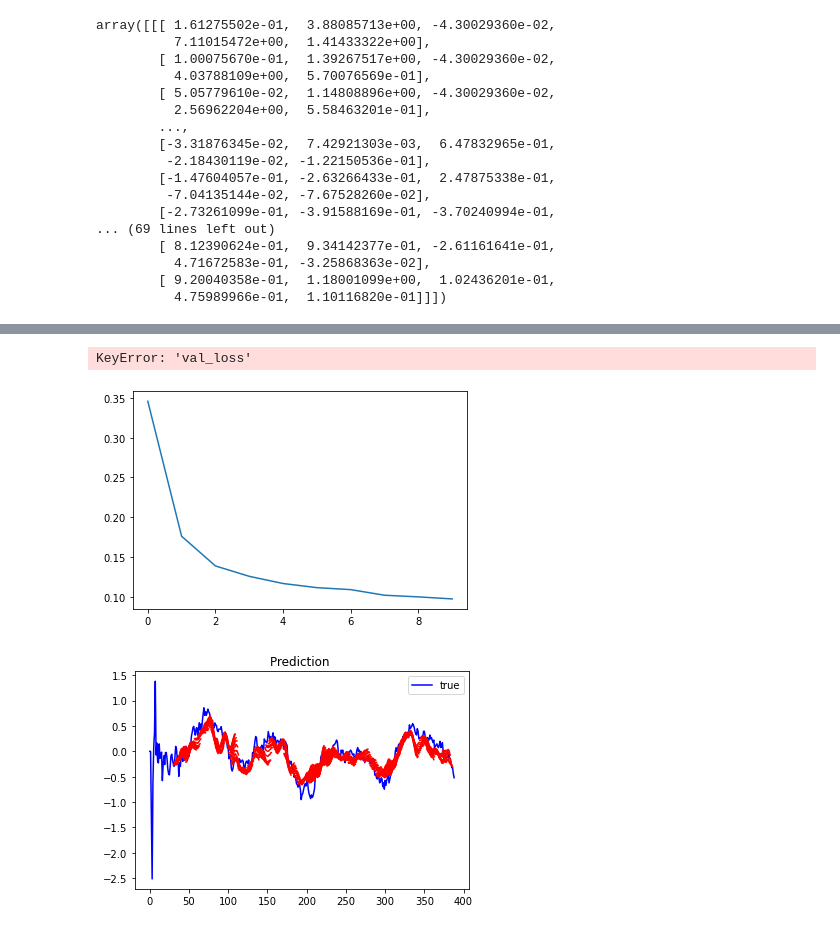
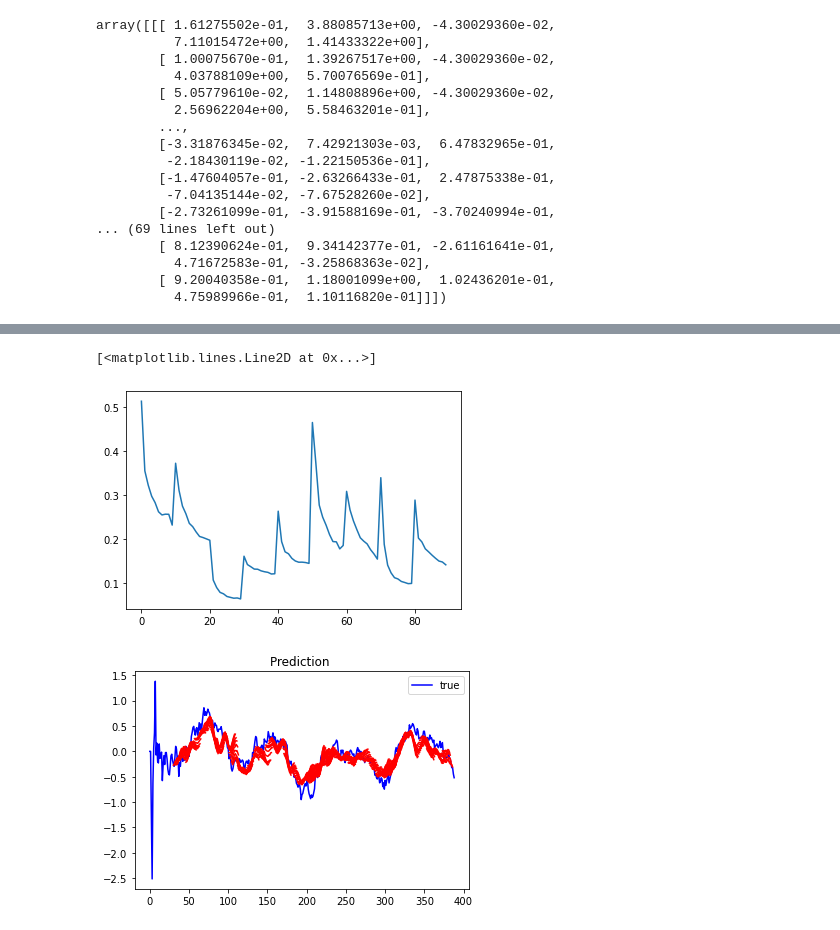
Before and after one commit to stianteien/instradag, a Jupyter notebook: RNN_trial.ipynb, the cells around one changed output, grey strips where cells are left out. Drawn from its saved outputs; the diff is of its cells as text; code cells hidden in the pictures.

```diff
--- a/RNN_trial.ipynb
+++ b/RNN_trial.ipynb
@@ -101,7 +101,7 @@ def add_data(word):
     ordet = 'data/' + word
     return ordet
 # %%
-filer = list(map(add_data, os.listdir('data/')))[50:59] # test 54:60
+filer = list(map(add_data, os.listdir('data/')))[1:10] # test 54:60
 data = make_ready(filer)
 # %% [output]
 1 av 9 renset
@@ -196,8 +196,11 @@ Trainable params: 796,170
 Non-trainable params: 0
 _________________________________________________________________
 # %%
+all_history = []
 for i in range(len(dataxes)):
+    print(f"{i+1} of {len(dataxes)}")
     history = model.fit(dataxes[i], datayes[i], epochs=10, batch_size=64, verbose=2)#,
          ##callbacks= [keras.callbacks.EarlyStopping(
                                   #  monitor='val_loss', patience=10, restore_best_weights=True)])
+    all_history.append(history.history['loss'])
 # %% [output]
@@ -221,9 +224,12 @@ Epoch 10/10
-# %%
-plt.plot(history.history['loss'])
-plt.plot(history.history['val_loss'])
-# %% [output]
-KeyError: 'val_loss'
-[figure, removed]
+# %%
+#plt.plot(history.history['loss'])
+flatten = [j for sub in all_history for j in sub]
+#all_history
+#for h in all_history:
+plt.plot(flatten)
+# %% [output]
+[<matplotlib.lines.Line2D at 0x...>]
+[figure, added]
 # %%
 predicts = []
 for i in dataxes:
```
Also changed, not shown: parts of 3 cells of this notebook.
